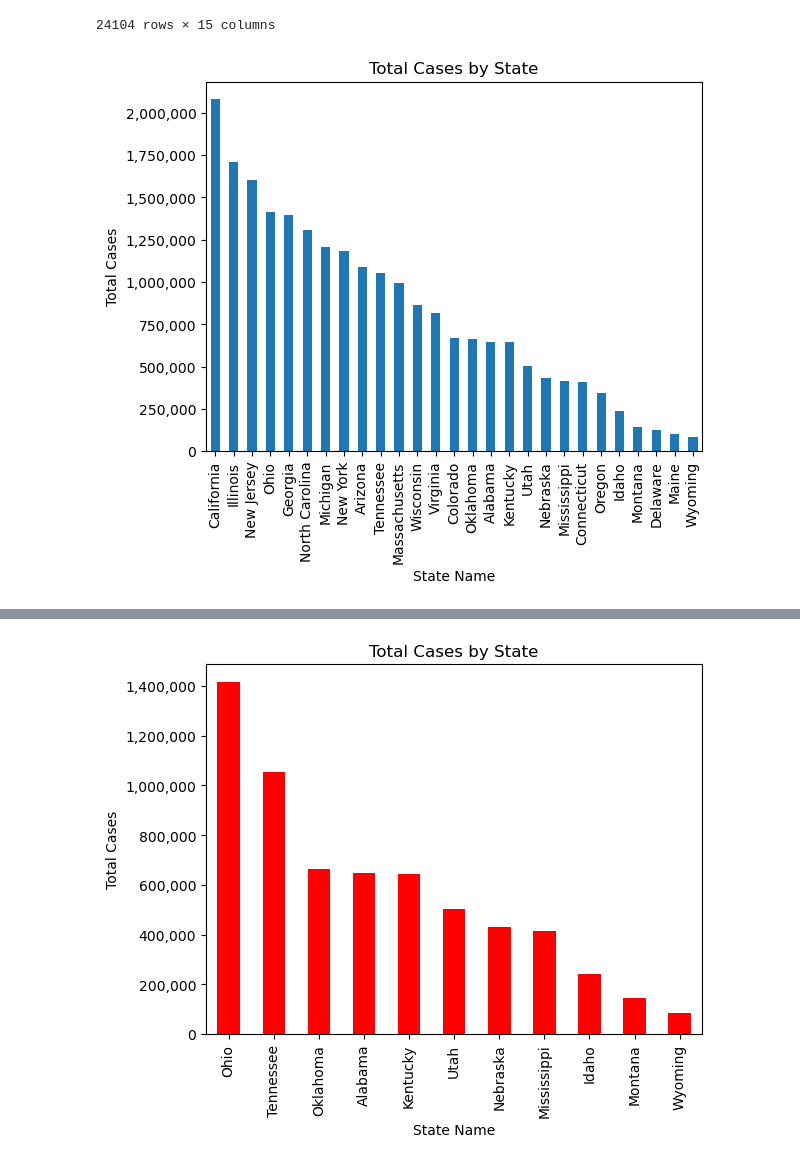
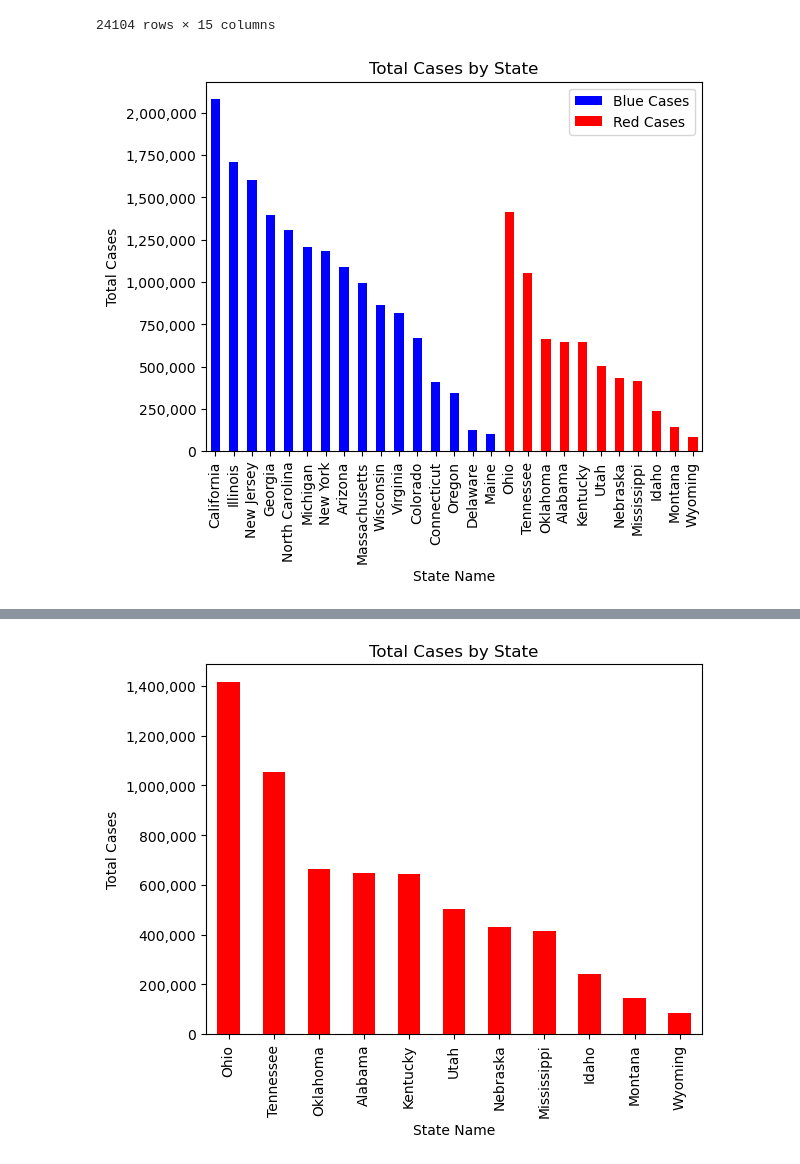
Before and after one commit to laurajanefaulds/project1, a Jupyter notebook: covid_data.ipynb, the cells around one changed output, grey strips where cells are left out. Saved outputs shown, nothing was run; the diff lists cells and outputs as text; code cells hidden in the pictures.

```diff
--- a/covid_data.ipynb
+++ b/covid_data.ipynb
@@ -224,30 +236,23 @@ final2_df
 | 24103 | 12/31/2021 | 2181009 | 2181009.0 | 0.0 | 31461 | 0.0 | ... |
 24104 rows × 15 columns
 # %%
-mean_final = final2_df.groupby("State Name").mean(numeric_only=True)["Total Cases"]
-mean_final_df = mean_final.sort_values(ascending=False)
+mean_final = final2_df.groupby("State Name")[["Blue Cases", "Red Cases"]].mean(numeric_only=True)
+mean_final_df = mean_final.sort_values(by=["Blue Cases", "Red Cases"], ascending=False)
 
-
-# x = mean_final_df["State Name"]
-# y = mean_final_df["Total Cases"]
-
-# plt.bar(x=x, y=y, color = 'blue')
-# plt.show()
-
-
+colors=["blue","red"]
 
 mean_final_df.plot(kind = "bar",
                     xlabel="State Name",
                     ylabel="Total Cases",
-                     title="Total Cases by State")
-
-
+                   stacked=True,
+                     title="Total Cases by State",
+                  color=colors)
 
 plt.gca().yaxis.set_major_formatter('{:,.0f}'.format)
 
 plt.show()
 # %% [output]
-[figure, old version]
+[figure, new version]
 # %%
 red_states_df = final2_df[final2_df["State Color"]=='Red']
 red_states_df
```
Also changed, not shown: parts of 11 cells of this notebook, 1 other file.
